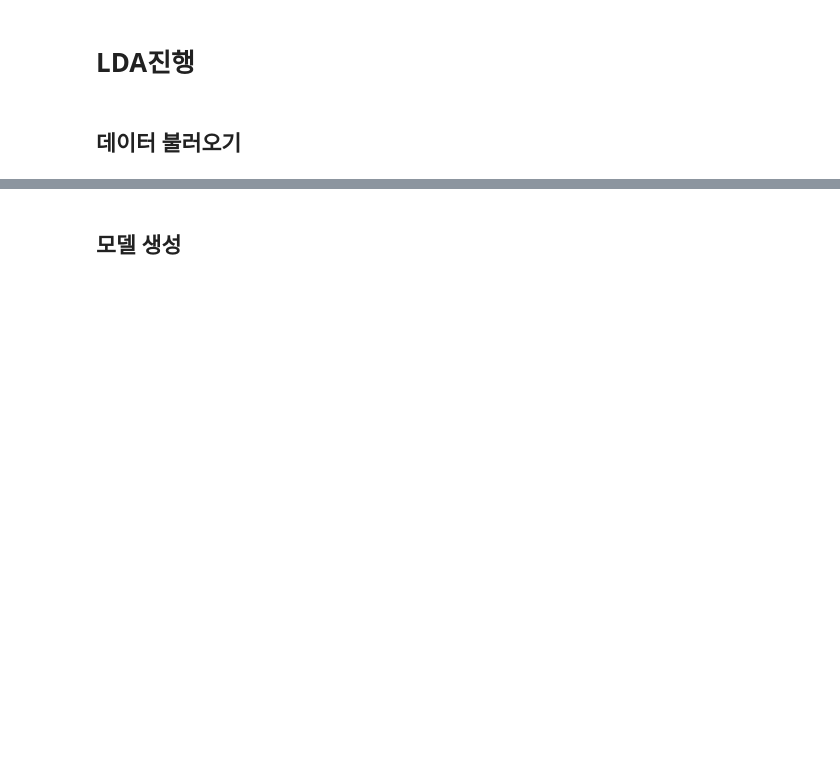
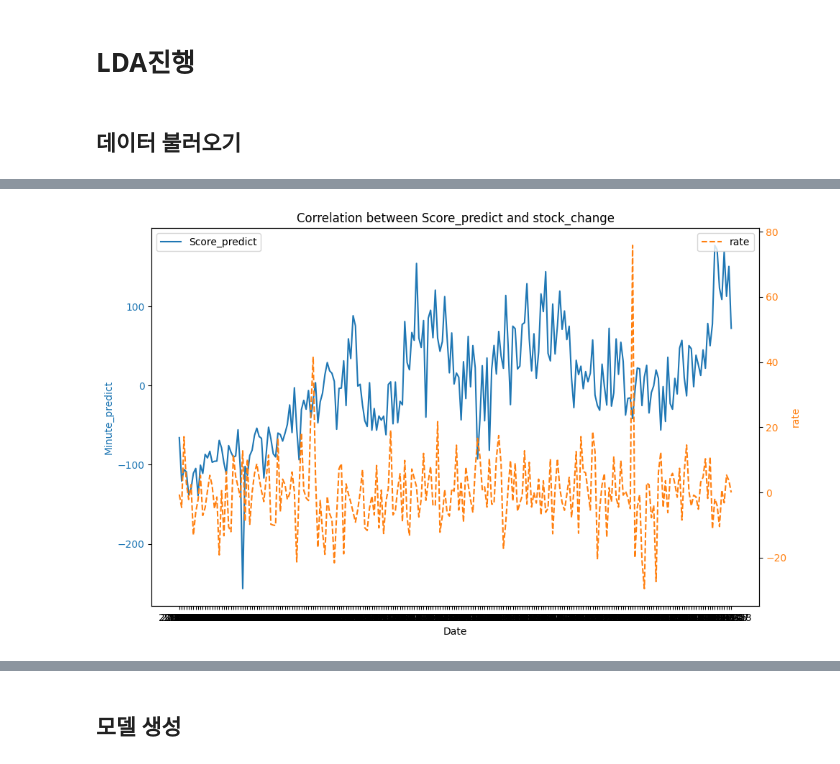
Before and after one commit to jtw0812/News_Stockvolume_thesis, a Jupyter notebook: Execution/hyndai_prac.ipynb, the cells around one changed output, grey strips where cells are left out. Cells and saved outputs as stored; diff of their text form; code cells hidden in the pictures; blank space fills up the shorter version.

```diff
--- a/Execution/hyndai_prac.ipynb
+++ b/Execution/hyndai_prac.ipynb
@@ -108,0 +189,31 @@ celltrion_text = pd.concat([celltrion, bio_report], axis = 0)
+# %%
+import matplotlib.pyplot as plt
+
+dates = hyundai.stock_comparison_no_lasso_df['YearMonth']
+sentiment_scores = hyundai.stock_comparison_no_lasso_df['no_Lasso_Score']
+interest_rates = hyundai.stock_comparison_no_lasso_df['stock_change']
+
+# 그래프 초기화
+fig, ax1 = plt.subplots(figsize=(10, 6))
+
+# 첫 번째 y축 (Sentiment Score)
+ax1.set_xlabel('Date')
+ax1.set_ylabel('Minute_predict', color='tab:blue')
+ax1.plot(dates, sentiment_scores, color='tab:blue', label='Score_predict')
+ax1.tick_params(axis='y', labelcolor='tab:blue')
+ax1.legend(loc='upper left')
+
+# 두 번째 y축 (rate)
+ax2 = ax1.twinx()  # twinx 함수로 두 번째 y축 생성
+ax2.set_ylabel('rate', color='tab:orange')
+ax2.plot(dates, interest_rates, color='tab:orange', label='rate', linestyle='dashed')
+ax2.tick_params(axis='y', labelcolor='tab:orange')
+ax2.legend(loc='upper right')
+
+# x축 레이블 설정
+plt.xticks(rotation=45)
+plt.tight_layout()
+plt.title('Correlation between Score_predict and stock_change')
+plt.show()
+# %% [output]
+[figure, added]
```
Also changed, not shown: parts of 48 cells of this notebook, 10 other files.
